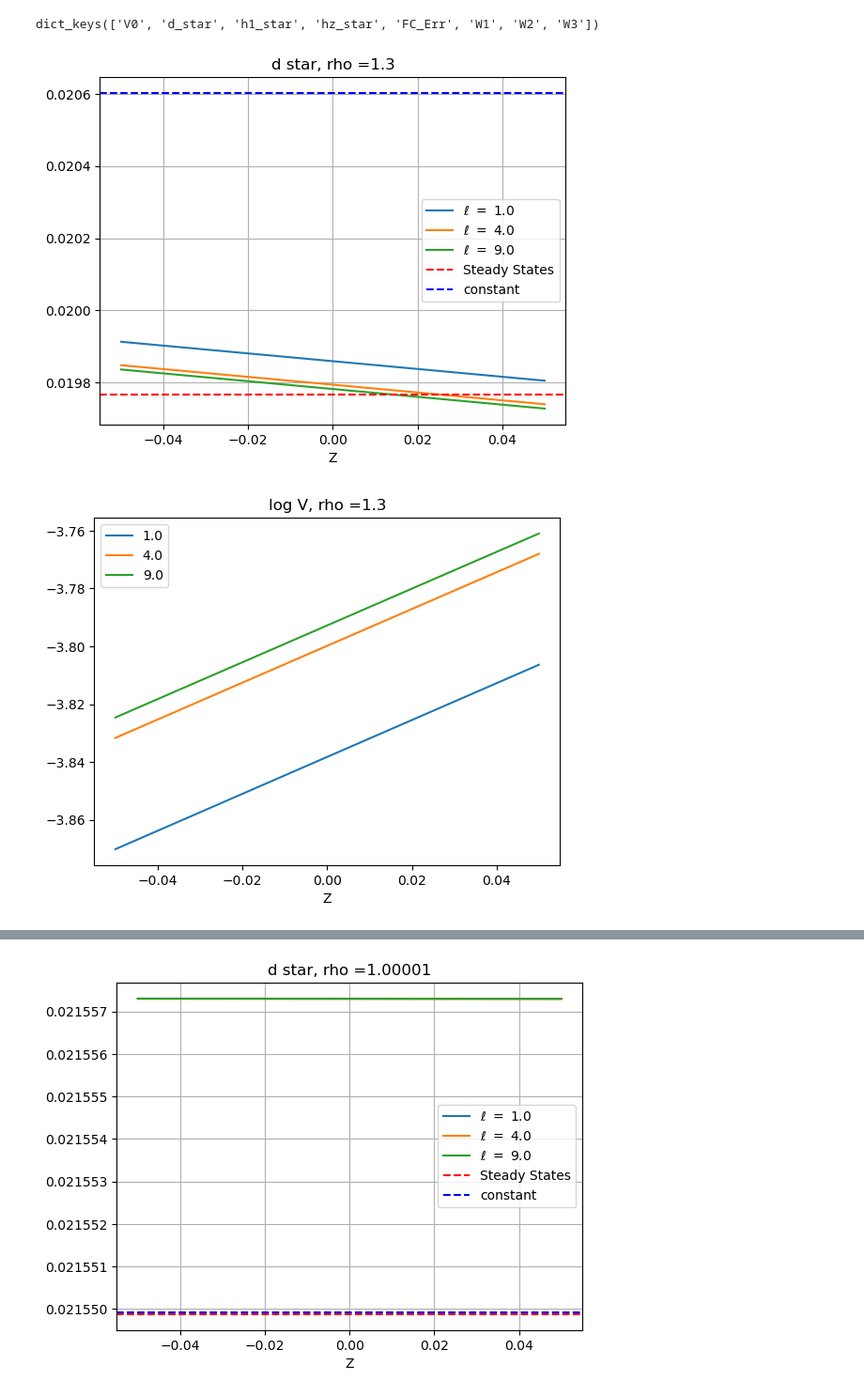
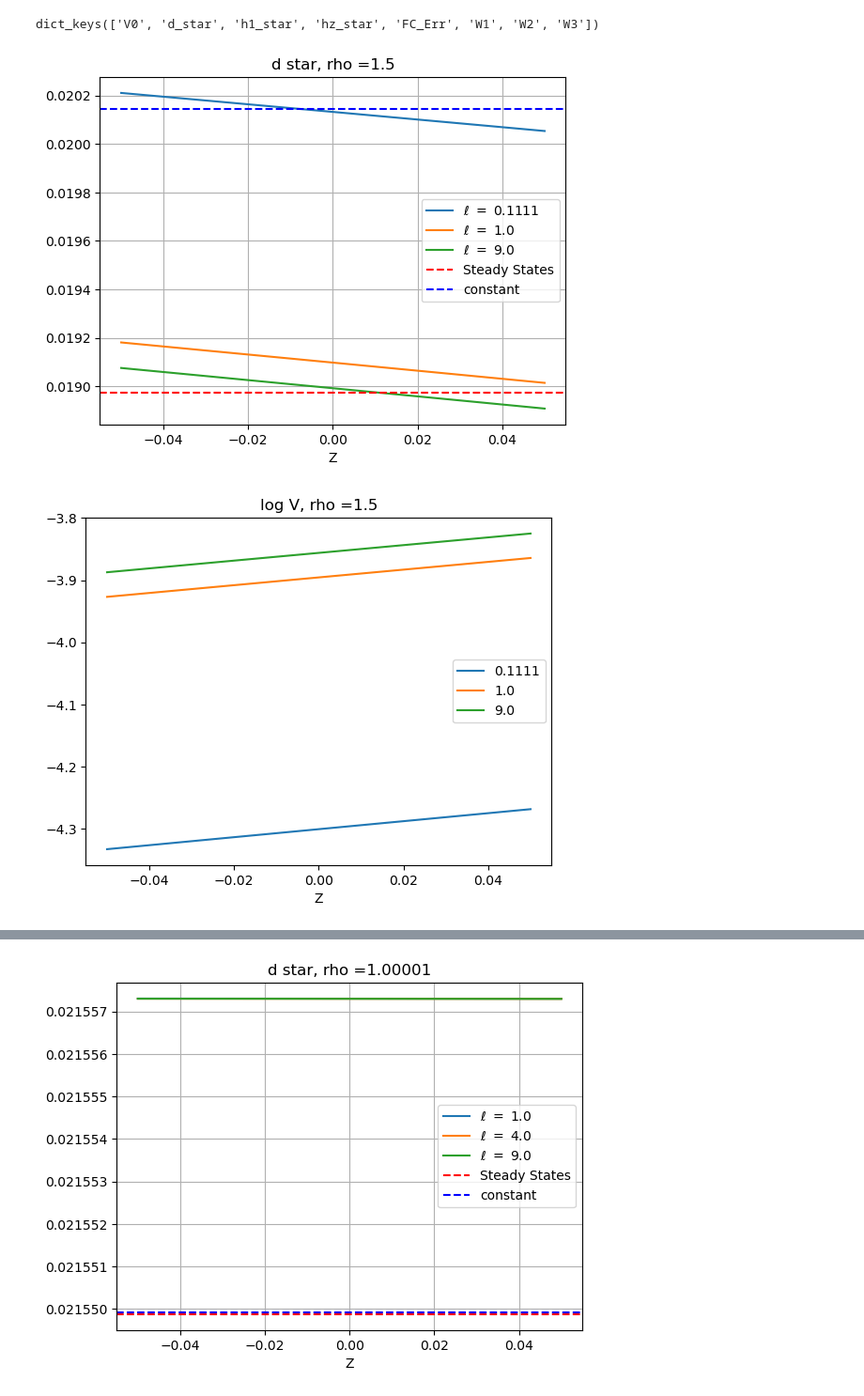
Before and after one commit to hqin-2020/Twist_Bin, a Jupyter notebook: Untitled.ipynb, the cells around one changed output, grey strips where cells are left out. Shown: that part at 94% size. Drawn from its saved outputs; the diff is of its cells as text; code cells hidden in the pictures.

```diff
--- a/Untitled.ipynb
+++ b/Untitled.ipynb
@@ -24,7 +24,7 @@ res[0].keys()
 dict_keys(['V0', 'd_star', 'h1_star', 'hz_star', 'FC_Err', 'W1', 'W2', 'W3'])
 # %%
 def plot_ell(rho):
-    ell_list = [1.0, 4.0, 9.0]
+    ell_list = [0.1111, 1.0, 9.0]
     res = []
     # rho = "1.3"
     for ell in ell_list:
@@ -54,8 +54,16 @@ def plot_ell(rho):
     plt.xlabel('Z')
     plt.title('h1, hz, rho ='+ rho)
     plt.legend()
+    plt.show()
+
+    for i in range(len(res)):
+        # plt.plot(np.linspace(-0.05,0.05,12),res[i]['h1_star'][:,2,2],label = str(ell_list[i]))
+        plt.plot(np.linspace(-0.05,0.05,12),res[i]['hz_star'][:,2,2],label = str(ell_list[i]))
+    plt.xlabel('Z')
+    plt.title('hz, rho ='+ rho)
+    plt.legend()
 # %%
-plot_ell("1.3")
+plot_ell("1.5")
 # %% [output]
-[figure, old version]
+[figure, new version]
-[figure, old version]
+[figure, new version]
```
Also changed, not shown: parts of 1 cell of this notebook, 1 other file.
